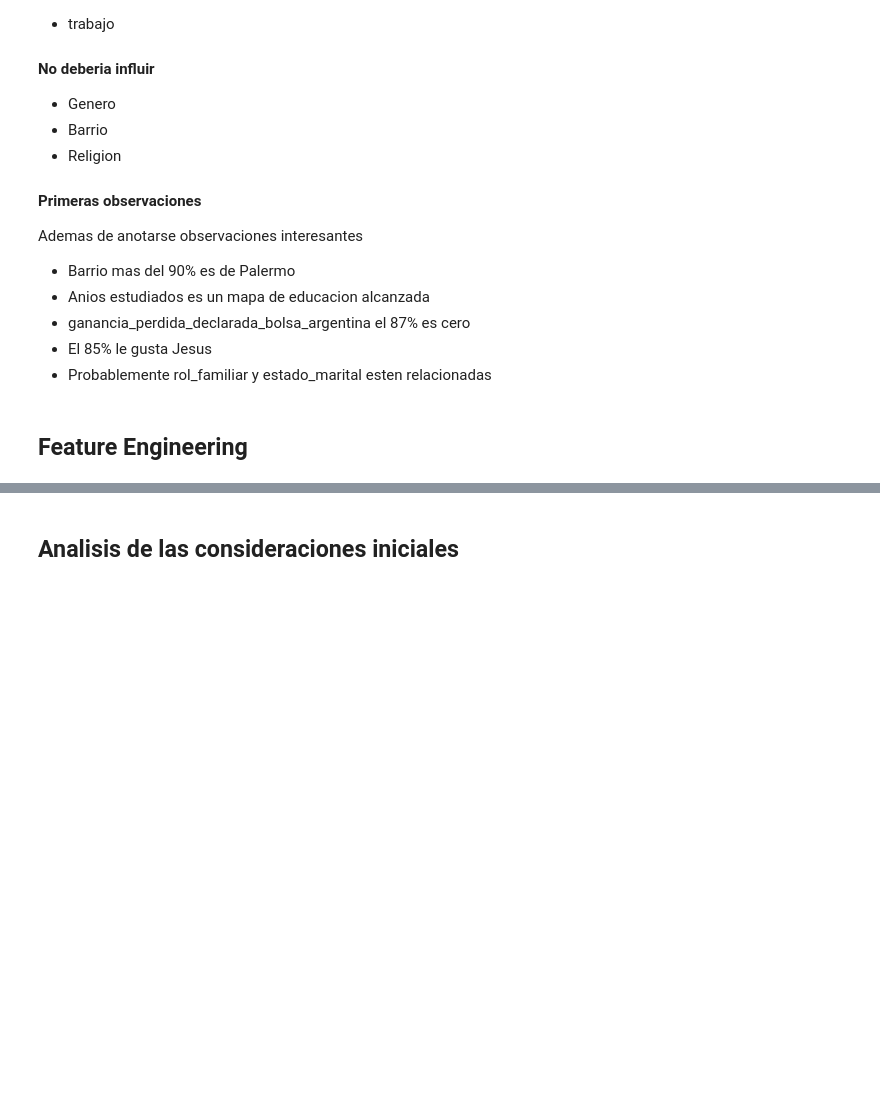
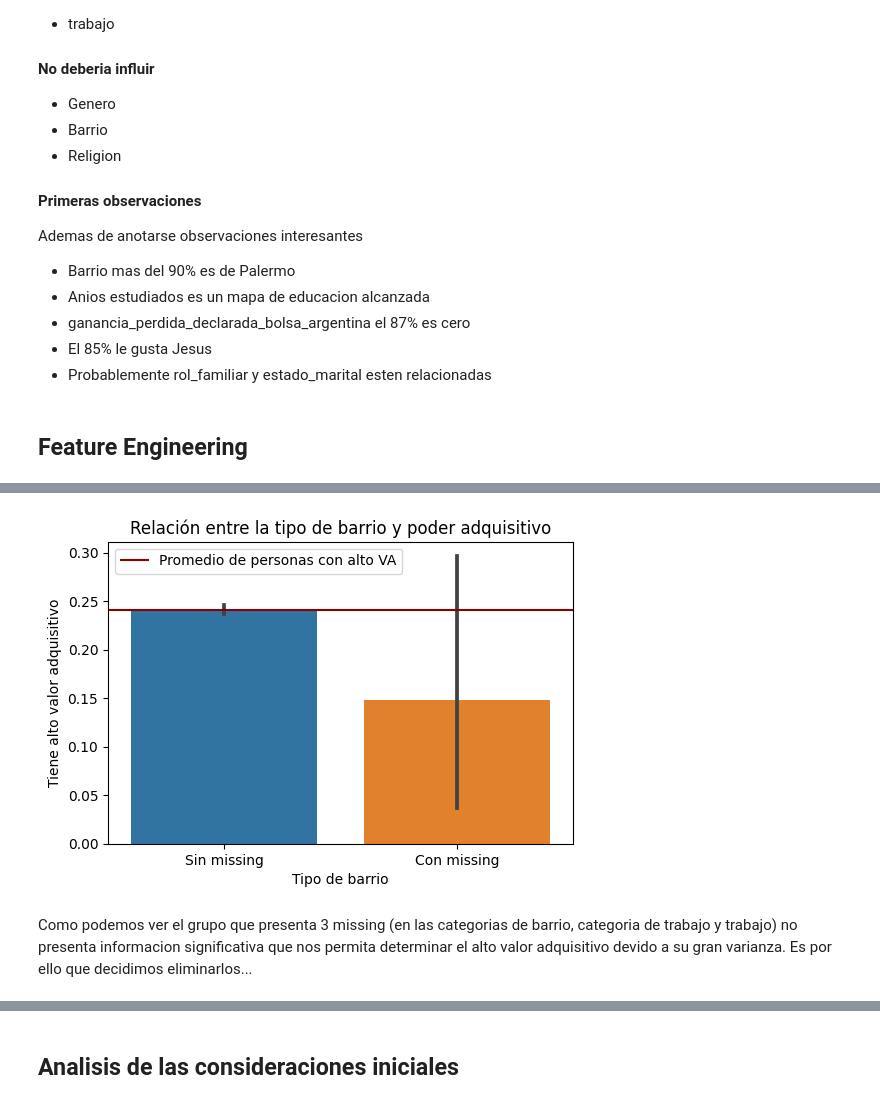
Before and after one commit to SantiValdezUlzurrun/TP-2021-1C-Organizacion-de-datos, a Jupyter notebook: TP.ipynb, the cells around one changed output, grey strips where cells are left out. Cells and saved outputs as stored; diff of their text form; code cells hidden in the pictures; blank space fills up the shorter version.

```diff
--- a/TP.ipynb
+++ b/TP.ipynb
@@ -40,0 +74,2 @@ report
+# %%
+df.drop(df1.index, inplace = True)
@@ -40,0 +78,14 @@ report
+# %%
+import numpy as np
+def f(x, n):
+    acum = 0
+    for i in range(len(x)):
+        if x[i]:
+            acum += 1
+    return n < acum
+
+
+l = [f(x, 2) for x in df.isna().to_numpy()]
+
+df2= df.reset_index()[l].set_index('index')
+df2
@@ -40,0 +111,34 @@ report
+# %%
+#Real devs dont use for
+from functools import reduce
+from matplotlib import pyplot as plt
+import matplotlib
+import seaborn as sns
+def f(x,y,z):
+  return not x and not y and not z
+
+
+df_tiene_barrio = df[['barrio', 'categoria_de_trabajo','tiene_alto_valor_adquisitivo','trabajo']].copy()
+lista = df[['barrio', 'categoria_de_trabajo','trabajo']].notnull().values.tolist()
+df_tiene_barrio['tiene_tres_missing'] = ['Con missing' if f(x[0],x[1],x[2]) else 'Sin missing' for x in lista]
+df_tiene_barrio.value_counts('tiene_tres_missing')
+
+
+plt.figure(dpi=100)
+
+ax = sns.barplot(
+    data=df_tiene_barrio,
+    x='tiene_tres_missing',
+     y='tiene_alto_valor_adquisitivo')
+
+plt.ylabel("Tiene alto valor adquisitivo")
+plt.xlabel("Tipo de barrio")
+plt.title('Relación entre la tipo de barrio y poder adquisitivo')
+prom = df['tiene_alto_valor_adquisitivo'].mean()
+plt.axhline(prom, color="darkred", label="Promedio de personas con alto VA")
+plt.legend()
+plt.show()
+# %% [output]
+[figure, added]
+# %% [markdown]
+Como podemos ver el grupo que presenta 3 missing (en las categorias de barrio, categoria de trabajo y trabajo) no presenta informacion significativa que nos permita determinar el alto valor adquisitivo devido a su gran varianza. Es por ello que decidimos eliminarlos...
```
Also changed, not shown: parts of 25 cells of this notebook, 1 other file.
